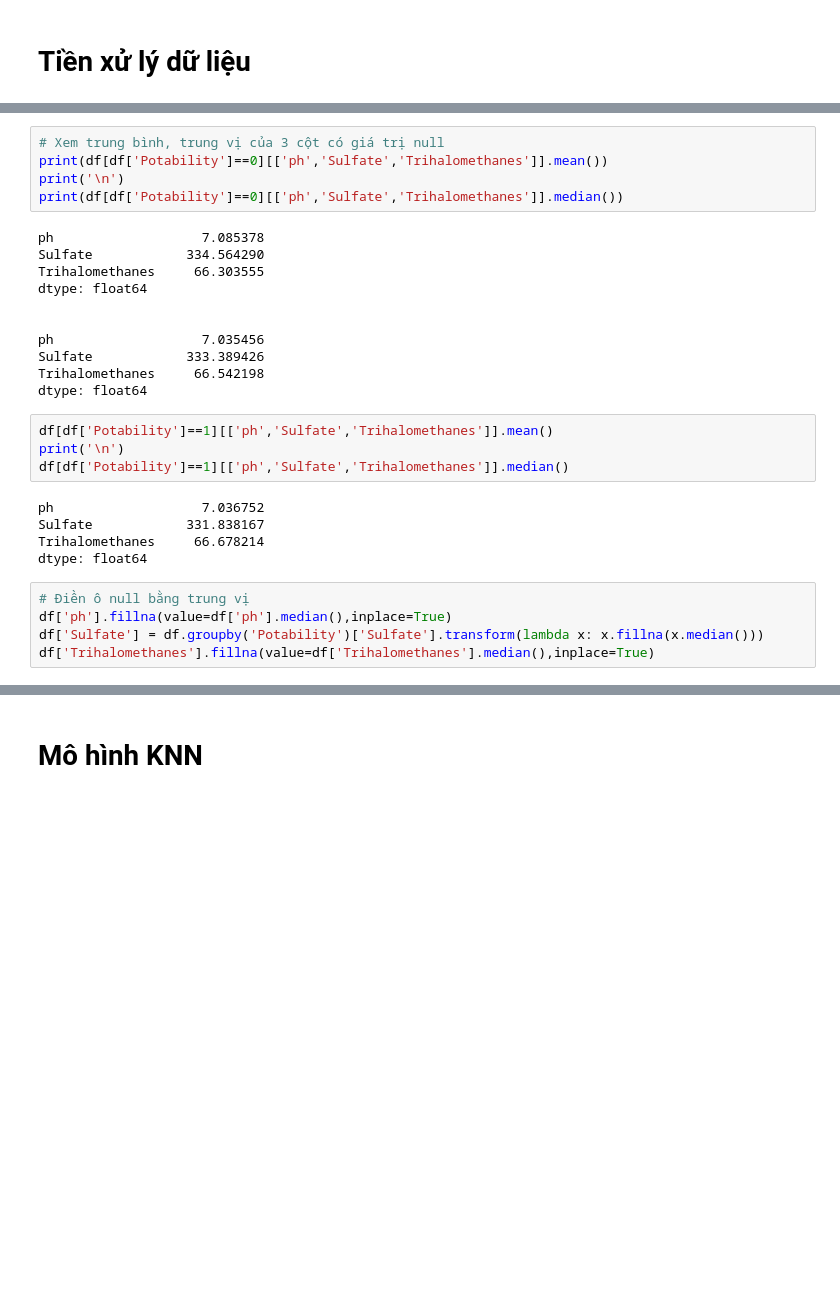
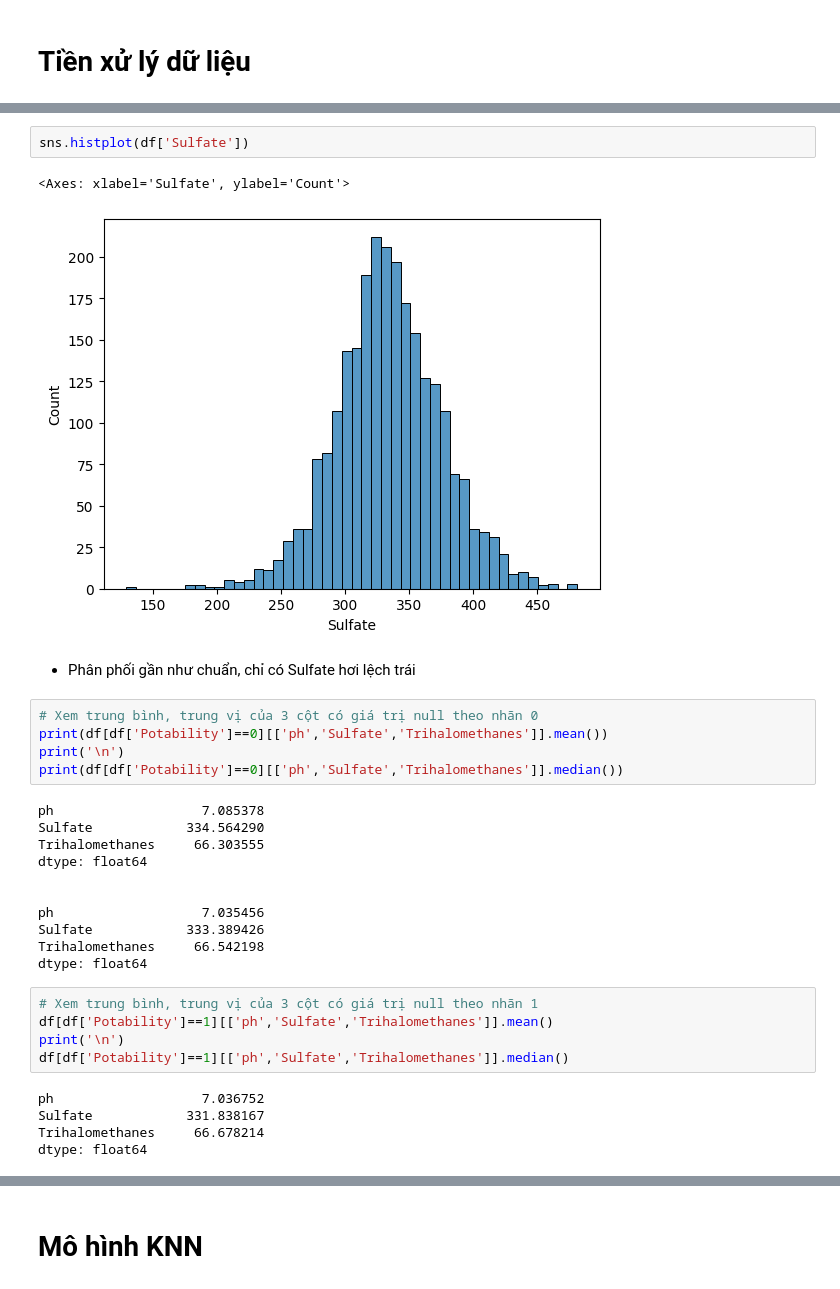
Before and after one commit to A47126/BT-Machine-Learning-Group-7, a Jupyter notebook: water_pota_no_plot.ipynb, the cells around one changed output, grey strips where cells are left out. Drawn from its saved outputs; the diff is of its cells as text; blank space fills up the shorter version.

```diff
--- a/water_pota_no_plot.ipynb
+++ b/water_pota_no_plot.ipynb
@@ -112,5 +162,12 @@ df[df['Potability'] == 1].describe().T
+# %%
+sns.histplot(df['Sulfate'])
+# %% [output]
+<Axes: xlabel='Sulfate', ylabel='Count'>
+[figure, added]
+# %% [markdown]
+* Phân phối gần như chuẩn, chỉ có Sulfate hơi lệch trái
 # %%
-# Xem trung bình, trung vị của 3 cột có giá trị null
+# Xem trung bình, trung vị của 3 cột có giá trị null theo nhãn 0
 print(df[df['Potability']==0][['ph','Sulfate','Trihalomethanes']].mean())
 print('\n')
 print(df[df['Potability']==0][['ph','Sulfate','Trihalomethanes']].median())
@@ -126,6 +183,7 @@ Sulfate            333.389426
 Trihalomethanes     66.542198
 dtype: float64
 # %%
+# Xem trung bình, trung vị của 3 cột có giá trị null theo nhãn 1
 df[df['Potability']==1][['ph','Sulfate','Trihalomethanes']].mean()
 print('\n')
 df[df['Potability']==1][['ph','Sulfate','Trihalomethanes']].median()
@@ -134,9 +192,4 @@ ph                   7.036752
 Sulfate            331.838167
 Trihalomethanes     66.678214
 dtype: float64
-# %%
-# Điền ô null bằng trung vị
-df['ph'].fillna(value=df['ph'].median(),inplace=True)
-df['Sulfate'] = df.groupby('Potability')['Sulfate'].transform(lambda x: x.fillna(x.median()))
-df['Trihalomethanes'].fillna(value=df['Trihalomethanes'].median(),inplace=True)
 # %% [markdown]
```
Also changed, not shown: parts of 33 cells of this notebook.
